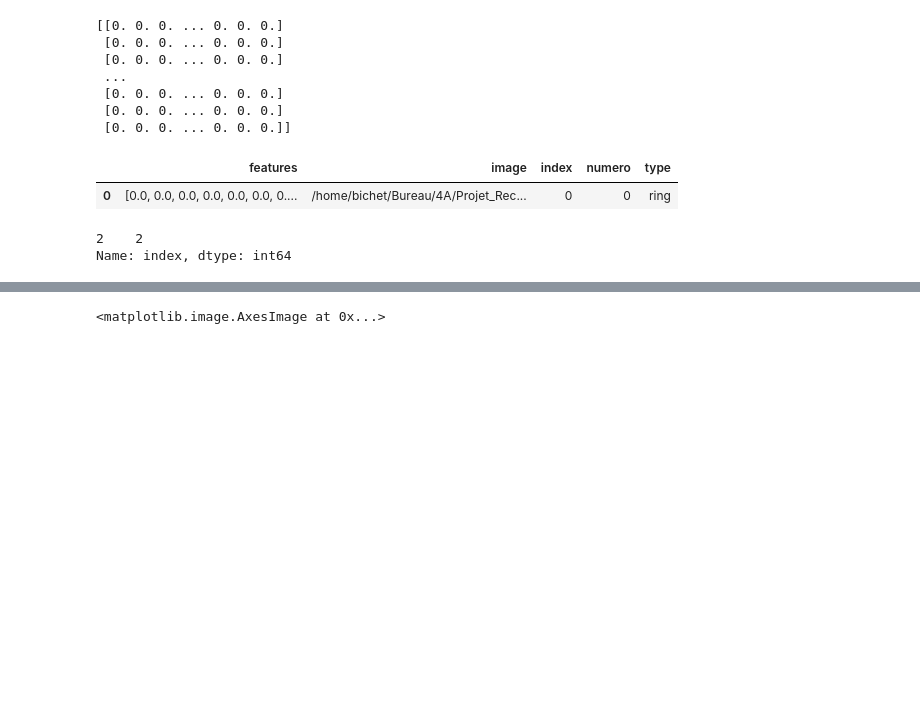
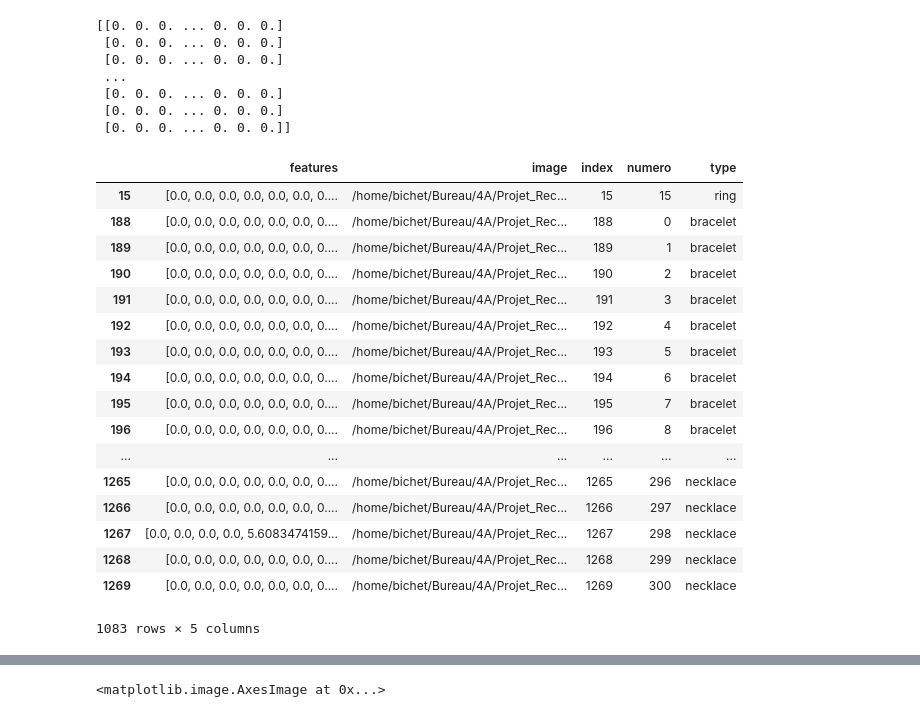
Before and after one commit to m-emmeline/Projet_RecomStyle, a Jupyter notebook: recom_style.ipynb, the cells around one changed output, grey strips where cells are left out. Cells and saved outputs as stored; diff of their text form; code cells hidden in the pictures; blank space fills up the shorter version.

```diff
--- a/recom_style.ipynb
+++ b/recom_style.ipynb
@@ -189,6 +208,0 @@ df = traite_donnees(df_bijoux, autre, indice, nom="")
-# %%
-df1 = df[df['numero']==0]# & df['type'] == "ring"]
-df1[df1['type']=="ring"]
-# %% [output]
-|  | features | image | index | numero | type |
-| 0 | [0.0, 0.0, 0.0, 0.0, 0.0, 0.0, 0.... | /home/bichet/Bureau/4A/Projet_Rec... | 0 | 0 | ring |
@@ -197,8 +209,21 @@ voisins = trouve_voisins(df, autre, k, indice, distance = "euclidean", nom="")
-# %%
-bijou_cible = df[df['numero']==2]
-bijou_cible = bijou_cible[bijou_cible['type']=="ring"]
-ind = bijou_cible['index']
-print(ind)
-# %% [output]
-2    2
-Name: index, dtype: int64
+# %%
+df
+# %% [output]
+|  | features | image | index | numero | type |
+| 15 | [0.0, 0.0, 0.0, 0.0, 0.0, 0.0, 0.... | /home/bichet/Bureau/4A/Projet_Rec... | 15 | 15 | ring |
+| 188 | [0.0, 0.0, 0.0, 0.0, 0.0, 0.0, 0.... | /home/bichet/Bureau/4A/Projet_Rec... | 188 | 0 | bracelet |
+| 189 | [0.0, 0.0, 0.0, 0.0, 0.0, 0.0, 0.... | /home/bichet/Bureau/4A/Projet_Rec... | 189 | 1 | bracelet |
+| 190 | [0.0, 0.0, 0.0, 0.0, 0.0, 0.0, 0.... | /home/bichet/Bureau/4A/Projet_Rec... | 190 | 2 | bracelet |
+| 191 | [0.0, 0.0, 0.0, 0.0, 0.0, 0.0, 0.... | /home/bichet/Bureau/4A/Projet_Rec... | 191 | 3 | bracelet |
+| 192 | [0.0, 0.0, 0.0, 0.0, 0.0, 0.0, 0.... | /home/bichet/Bureau/4A/Projet_Rec... | 192 | 4 | bracelet |
+| 193 | [0.0, 0.0, 0.0, 0.0, 0.0, 0.0, 0.... | /home/bichet/Bureau/4A/Projet_Rec... | 193 | 5 | bracelet |
+| 194 | [0.0, 0.0, 0.0, 0.0, 0.0, 0.0, 0.... | /home/bichet/Bureau/4A/Projet_Rec... | 194 | 6 | bracelet |
+| 195 | [0.0, 0.0, 0.0, 0.0, 0.0, 0.0, 0.... | /home/bichet/Bureau/4A/Projet_Rec... | 195 | 7 | bracelet |
+| 196 | [0.0, 0.0, 0.0, 0.0, 0.0, 0.0, 0.... | /home/bichet/Bureau/4A/Projet_Rec... | 196 | 8 | bracelet |
+| ... | ... | ... | ... | ... | ... |
+| 1265 | [0.0, 0.0, 0.0, 0.0, 0.0, 0.0, 0.... | /home/bichet/Bureau/4A/Projet_Rec... | 1265 | 296 | necklace |
+| 1266 | [0.0, 0.0, 0.0, 0.0, 0.0, 0.0, 0.... | /home/bichet/Bureau/4A/Projet_Rec... | 1266 | 297 | necklace |
+| 1267 | [0.0, 0.0, 0.0, 0.0, 5.6083474159... | /home/bichet/Bureau/4A/Projet_Rec... | 1267 | 298 | necklace |
+| 1268 | [0.0, 0.0, 0.0, 0.0, 0.0, 0.0, 0.... | /home/bichet/Bureau/4A/Projet_Rec... | 1268 | 299 | necklace |
+| 1269 | [0.0, 0.0, 0.0, 0.0, 0.0, 0.0, 0.... | /home/bichet/Bureau/4A/Projet_Rec... | 1269 | 300 | necklace |
+1083 rows × 5 columns
```
Also changed, not shown: parts of 24 cells of this notebook.
